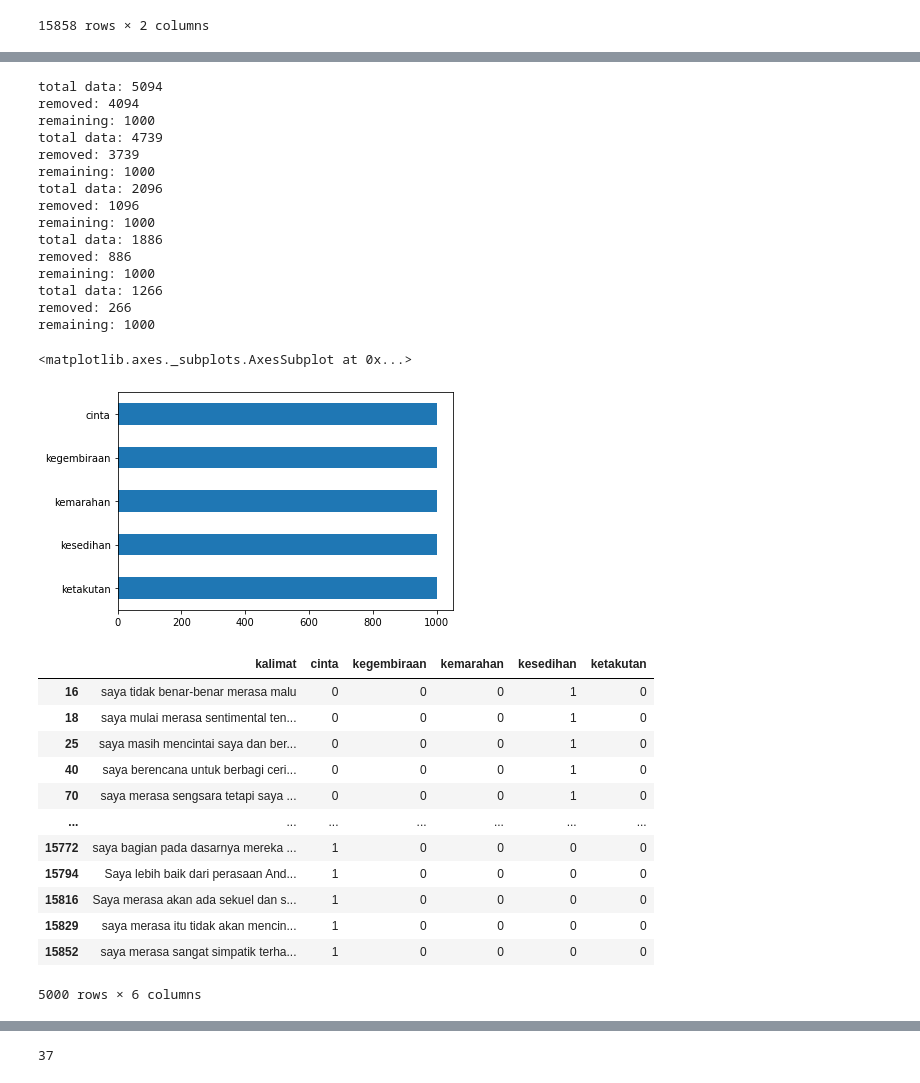
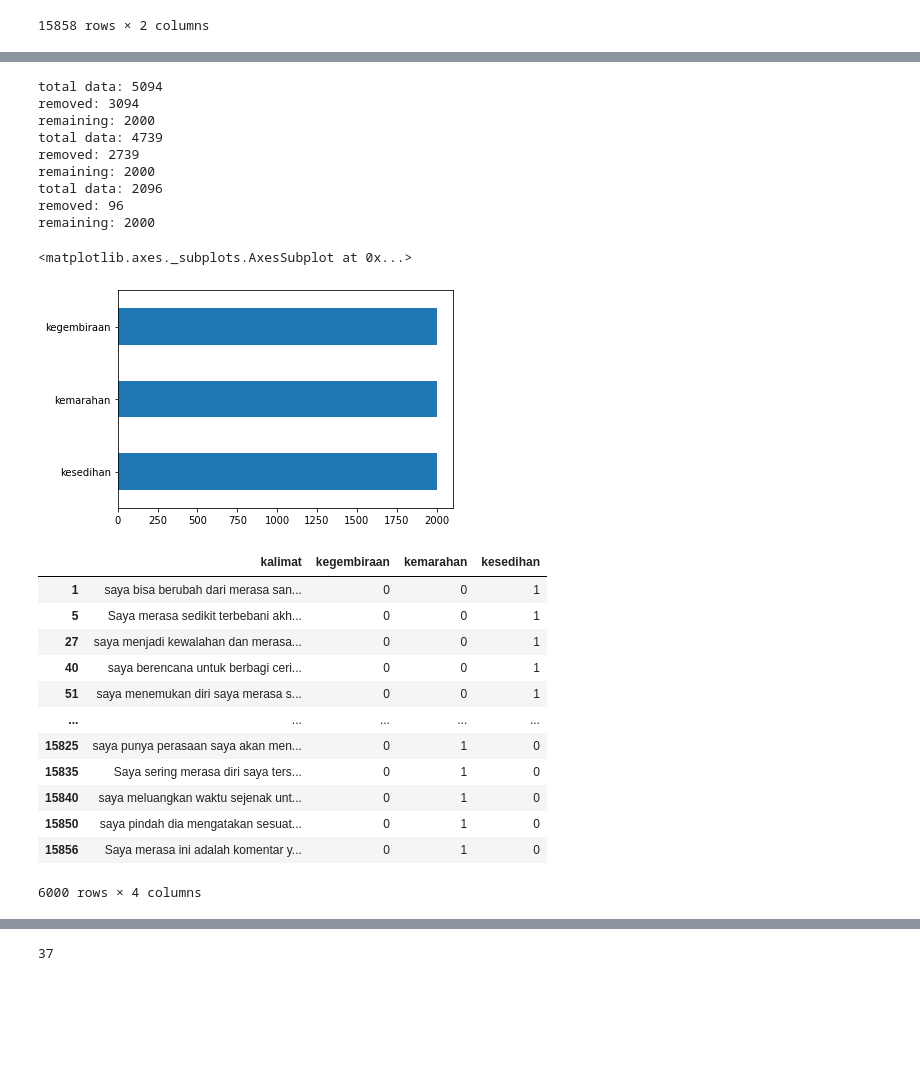
Before and after one commit to imadegunawinangun/NLP-Desi---Deteksi-Emosi, a Jupyter notebook: Desi_Detektor_Emosi.ipynb, the cells around one changed output, grey strips where cells are left out. Cells and saved outputs as stored; diff of their text form; code cells hidden in the pictures; blank space fills up the shorter version.

```diff
--- a/Desi_Detektor_Emosi.ipynb
+++ b/Desi_Detektor_Emosi.ipynb
@@ -78,49 +73,42 @@ def data_balancing(data, samples_per_bin ):
   return data_
 # %%
 data.loc[data['emosi'] == 'kejutan']
-df = pd.concat([data_balancing(data.loc[data['emosi'] == 'kesedihan'],1000),
-                data_balancing(data.loc[data['emosi'] == 'kegembiraan'],1000),
-                data_balancing(data.loc[data['emosi'] == 'kemarahan'],1000),
-                data_balancing(data.loc[data['emosi'] == 'ketakutan'],1000),
-                data_balancing(data.loc[data['emosi'] == 'cinta'],1000)],
+df = pd.concat([data_balancing(data.loc[data['emosi'] == 'kesedihan'],2000),
+                data_balancing(data.loc[data['emosi'] == 'kegembiraan'],2000),
+                data_balancing(data.loc[data['emosi'] == 'kemarahan'],2000)
+                ],
                sort=True)
 df['emosi']=df['emosi'].astype("category")
 df.emosi.value_counts().plot(kind = 'barh')
 # %% [output]
 total data: 5094
-removed: 4094
-remaining: 1000
+removed: 3094
+remaining: 2000
 total data: 4739
-removed: 3739
-remaining: 1000
+removed: 2739
+remaining: 2000
 total data: 2096
-removed: 1096
-remaining: 1000
-total data: 1886
-removed: 886
-remaining: 1000
-total data: 1266
-removed: 266
-remaining: 1000
+removed: 96
+remaining: 2000
 <matplotlib.axes._subplots.AxesSubplot at 0x...>
-[figure, old version]
+[figure, new version]
 # %%
 category = pd.get_dummies(df.emosi)
 df_baru = pd.concat([df, category], axis=1)
 df_baru = df_baru.drop(columns='emosi')
 df_baru
 # %% [output]
-|  | kalimat | cinta | kegembiraan | kemarahan | kesedihan | ketakutan |
-| 16 | saya tidak benar-benar merasa malu | 0 | 0 | 0 | 1 | 0 |
-| 18 | saya mulai merasa sentimental ten... | 0 | 0 | 0 | 1 | 0 |
-| 25 | saya masih mencintai saya dan ber... | 0 | 0 | 0 | 1 | 0 |
-| 40 | saya berencana untuk berbagi ceri... | 0 | 0 | 0 | 1 | 0 |
-| 70 | saya merasa sengsara tetapi saya ... | 0 | 0 | 0 | 1 | 0 |
-| ... | ... | ... | ... | ... | ... | ... |
-| 15772 | saya bagian pada dasarnya mereka ... | 1 | 0 | 0 | 0 | 0 |
-| 15794 | Saya lebih baik dari perasaan And... | 1 | 0 | 0 | 0 | 0 |
-| 15816 | Saya merasa akan ada sekuel dan s... | 1 | 0 | 0 | 0 | 0 |
-| 15829 | saya merasa itu tidak akan mencin... | 1 | 0 | 0 | 0 | 0 |
-| 15852 | saya merasa sangat simpatik terha... | 1 | 0 | 0 | 0 | 0 |
+|  | kalimat | kegembiraan | kemarahan | kesedihan |
+| 1 | saya bisa berubah dari merasa san... | 0 | 0 | 1 |
+| 5 | Saya merasa sedikit terbebani akh... | 0 | 0 | 1 |
+| 27 | saya menjadi kewalahan dan merasa... | 0 | 0 | 1 |
+| 40 | saya berencana untuk berbagi ceri... | 0 | 0 | 1 |
+| 51 | saya menemukan diri saya merasa s... | 0 | 0 | 1 |
+| ... | ... | ... | ... | ... |
+| 15825 | saya punya perasaan saya akan men... | 0 | 1 | 0 |
+| 15835 | Saya sering merasa diri saya ters... | 0 | 1 | 0 |
+| 15840 | saya meluangkan waktu sejenak unt... | 0 | 1 | 0 |
+| 15850 | saya pindah dia mengatakan sesuat... | 0 | 1 | 0 |
+| 15856 | Saya merasa ini adalah komentar y... | 0 | 1 | 0 |
-5000 rows × 6 columns
+6000 rows × 4 columns
 # %%
```
Also changed, not shown: parts of 19 cells of this notebook.
